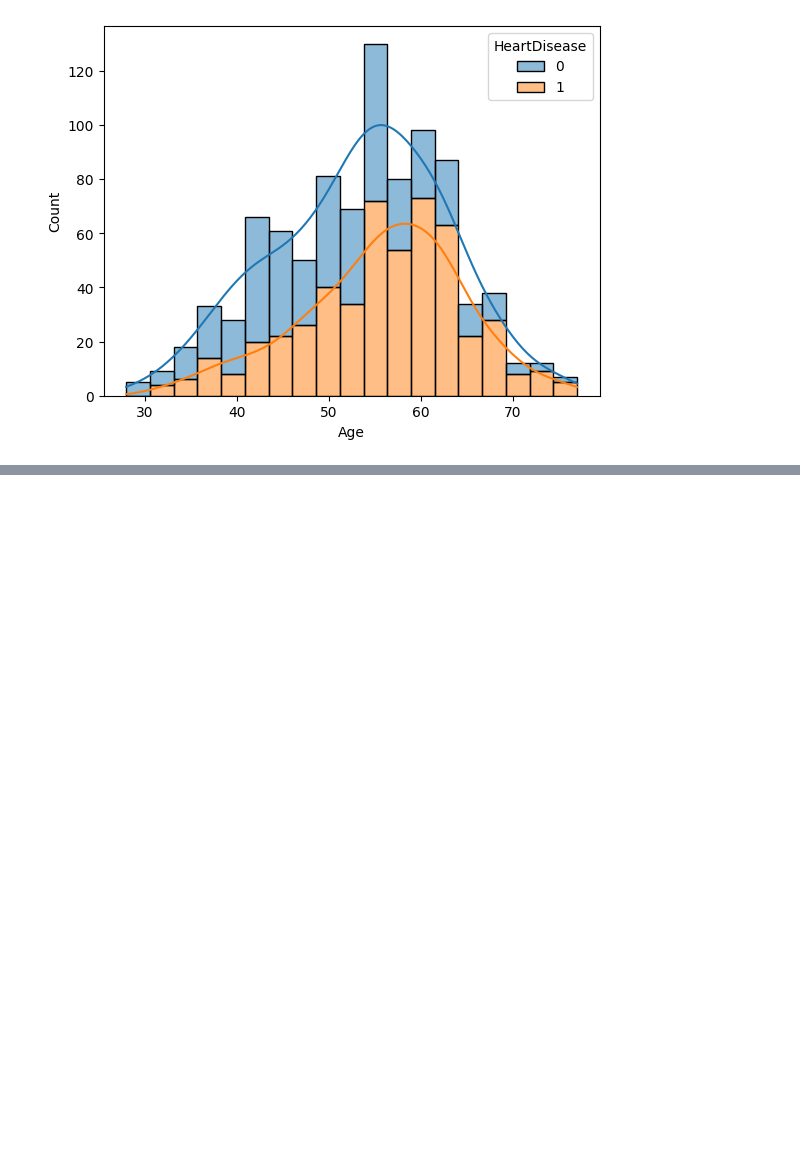
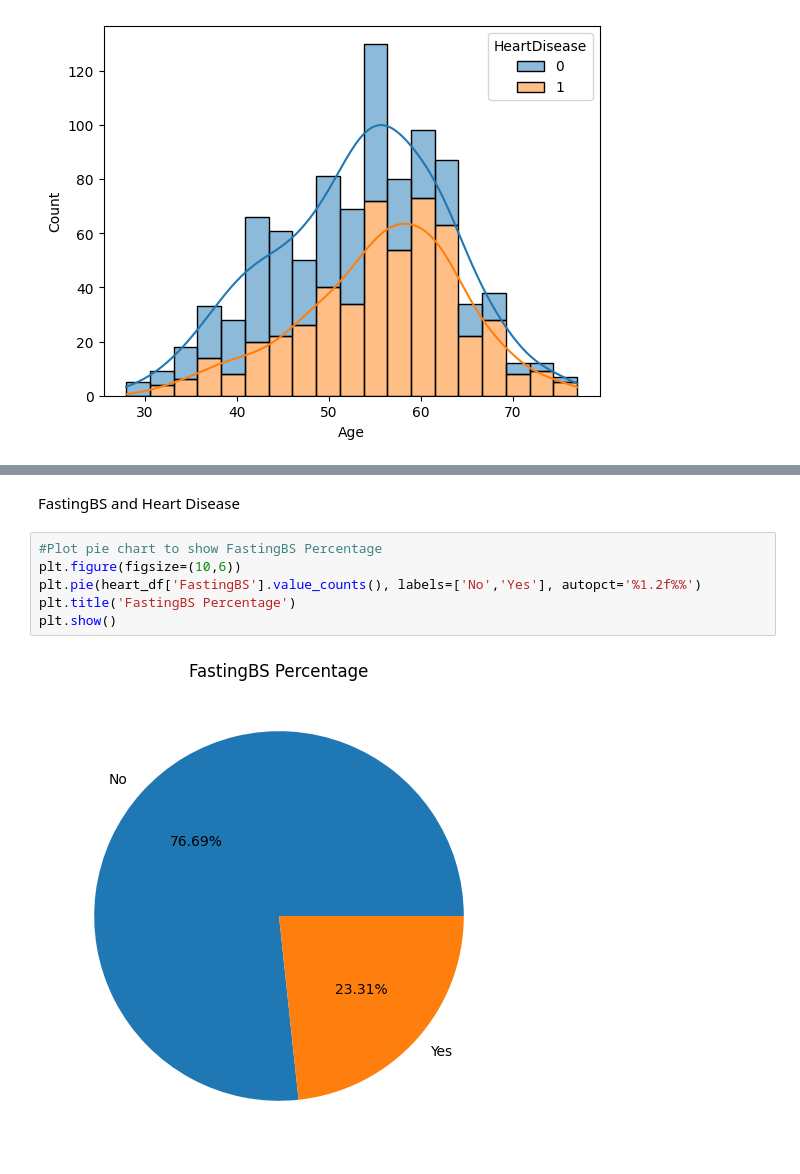
Before and after one commit to Payal2000/HeartDisease-Analysis, a Jupyter notebook: Heart.ipynb, the cells around one changed output, grey strips where cells are left out. Drawn from its saved outputs; the diff is of its cells as text; blank space fills up the shorter version.

```diff
--- a/Heart.ipynb
+++ b/Heart.ipynb
@@ -216,0 +227,10 @@ sns.histplot(data=heart_df, x="Age", hue="HeartDisease", multiple="stack",kde=Tr
+# %% [markdown]
+FastingBS and Heart Disease
+# %%
+#Plot pie chart to show FastingBS Percentage
+plt.figure(figsize=(10,6))
+plt.pie(heart_df['FastingBS'].value_counts(), labels=['No','Yes'], autopct='%1.2f%%')
+plt.title('FastingBS Percentage')
+plt.show()
+# %% [output]
+[figure, added]
```
Also changed, not shown: parts of 14 cells of this notebook.
